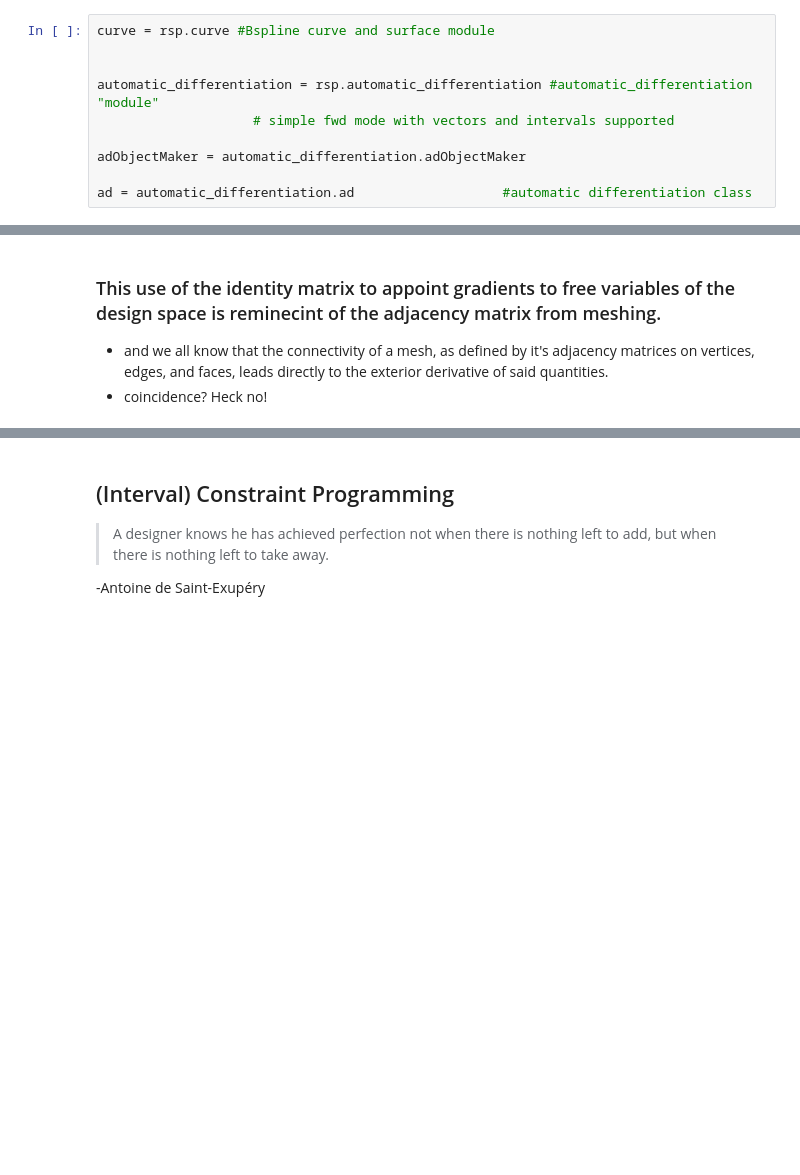
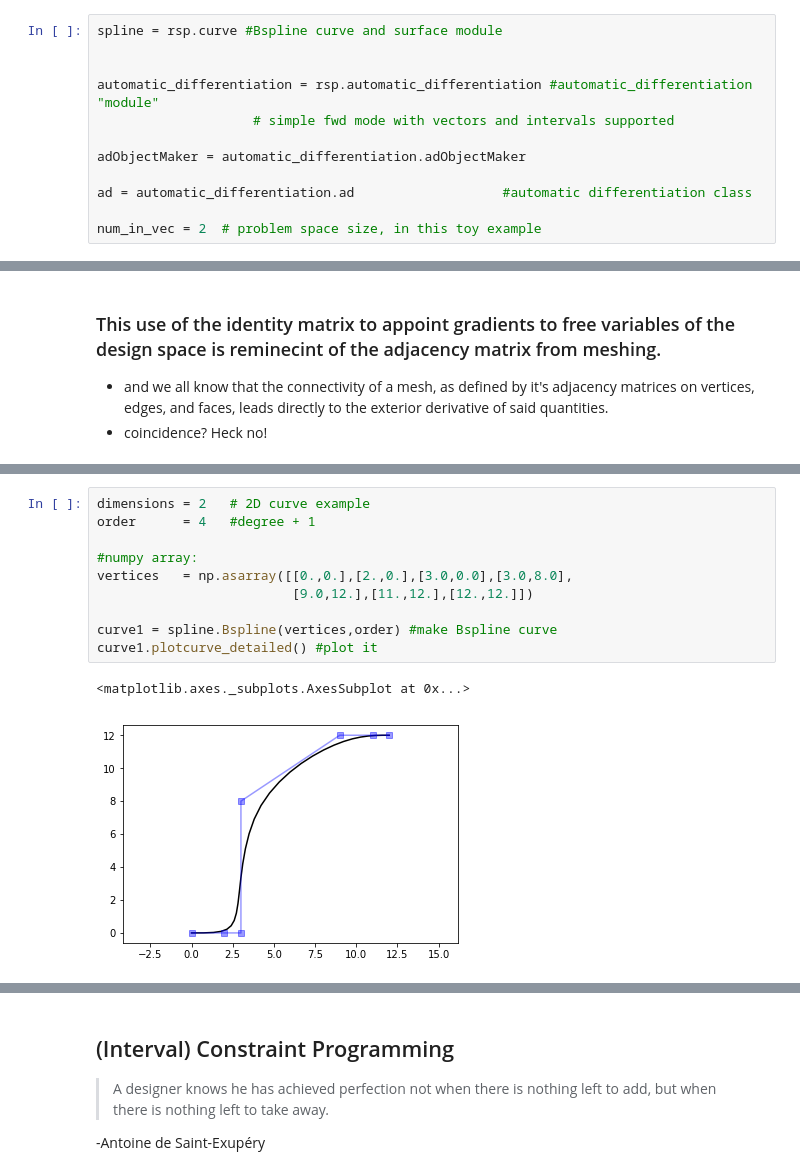
Before and after one commit to LukeMcCulloch/Relational-Interval-Geometry, a Jupyter notebook: jupyter/ADdemo.ipynb, the cells around one changed output, grey strips where cells are left out. Saved outputs shown, nothing was run; the diff lists cells and outputs as text; blank space fills up the shorter version.

```diff
--- a/jupyter/ADdemo.ipynb
+++ b/jupyter/ADdemo.ipynb
@@ -144,7 +187,7 @@ np.set_printoptions(precision=3)
 # %%
 import relational_lsplines as rsp #my stuff
 # %%
-curve = rsp.curve #Bspline curve and surface module
+spline = rsp.curve #Bspline curve and surface module
 
 
 automatic_differentiation = rsp.automatic_differentiation #automatic_differentiation "module"
@@ -153,3 +196,5 @@ automatic_differentiation = rsp.automatic_differentiation #automatic_differentia
 adObjectMaker = automatic_differentiation.adObjectMaker
 
 ad = automatic_differentiation.ad                   #automatic differentiation class
+
+num_in_vec = 2  # problem space size, in this toy example
@@ -231,0 +312,13 @@ test hessian
+# %%
+dimensions = 2   # 2D curve example
+order      = 4   #degree + 1
+
+#numpy array:
+vertices   = np.asarray([[0.,0.],[2.,0.],[3.0,0.0],[3.0,8.0],
+                         [9.0,12.],[11.,12.],[12.,12.]])
+
+curve1 = spline.Bspline(vertices,order) #make Bspline curve
+curve1.plotcurve_detailed() #plot it
+# %% [output]
+<matplotlib.axes._subplots.AxesSubplot at 0x...>
+[figure, added]
```
Also changed, not shown: parts of 58 cells of this notebook, 2 other files.
